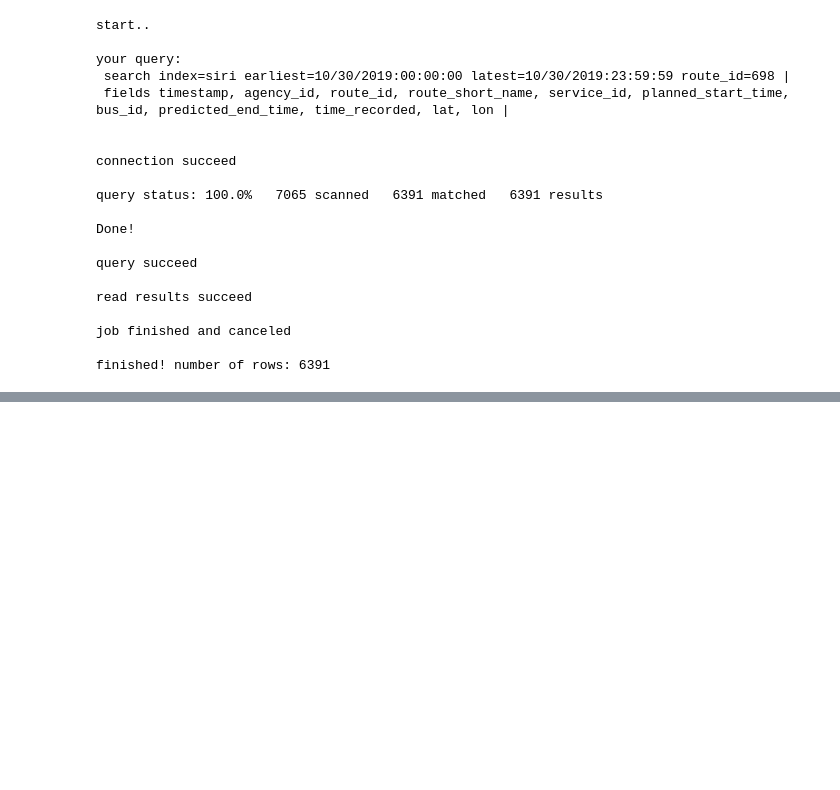
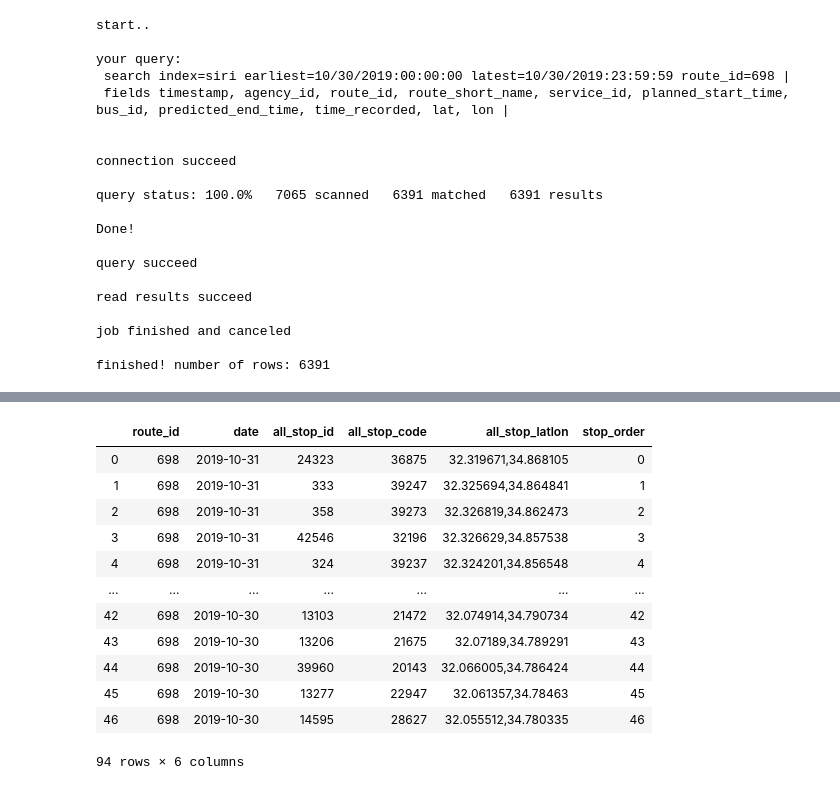
Before and after one commit to hasadna/open-bus, a Jupyter notebook: notebooks/Nativ_plus_get_trips_duration_Nov_2019.ipynb, the cells around one changed output, grey strips where cells are left out. Cells and saved outputs as stored; diff of their text form; code cells hidden in the pictures; blank space fills up the shorter version.

Commit message:
one more step done: extract GTFS stops locations data per route and date

```diff
--- a/notebooks/Nativ_plus_get_trips_duration_Nov_2019.ipynb
+++ b/notebooks/Nativ_plus_get_trips_duration_Nov_2019.ipynb
@@ -262,0 +259,13 @@ Copntinue from here - get the all_stop_latlon from route_stats of the relevant r
+# %%
+stops_cols = ['route_id', 'date', 'all_stop_id', 'all_stop_code',  'all_stop_latlon']
+stops_query_kwargs = {
+                      'index': 'route_stats',
+                      'earliest': earliest,
+#                       'latest': latest,
+                      'latest': "10/31/2019:23:59:59",
+                      'route_id': route_id,
+                      'columns': stops_cols
+                      }
+
+stops_data = read_splunk(splunk_query_builder(**stops_query_kwargs),
+                         host=HOST, port=PORT, username=USERNAME, password=PASSWORD)
@@ -262,0 +299,34 @@ Copntinue from here - get the all_stop_latlon from route_stats of the relevant r
+# %%
+def get_stops_df_per_route_date(row, stops_seq_cols=['all_stop_id', 'all_stop_code', 'all_stop_latlon']):
+    """ Create dataframe with a row for each stop
+    Input: row - a row of a df generated by the above splunk stops query.
+    """
+    stops_dict = row.to_dict()
+
+    # split each cell with stops sequence:
+    for col in stops_seq_cols:
+        stops_dict[col] = stops_dict[col].split(';')
+
+    # enumerate the stops in the sequence:
+    seq_len = len(stops_dict[stops_seq_cols[0]])
+    stops_dict['stop_order'] = list(range(seq_len))
+
+    return pd.DataFrame(stops_dict)
+# %%
+# reshape the stops_data df to have one row per route_id, date and stop:
+stops_data2 = pd.concat([get_stops_df_per_route_date(row) for ind, row in stops_data.iterrows()], axis=0)
+stop_data
+# %% [output]
+|  | route_id | date | all_stop_id | all_stop_code | all_stop_latlon | stop_order |
+| 0 | 698 | 2019-10-31 | 24323 | 36875 | 32.319671,34.868105 | 0 |
+| 1 | 698 | 2019-10-31 | 333 | 39247 | 32.325694,34.864841 | 1 |
+| 2 | 698 | 2019-10-31 | 358 | 39273 | 32.326819,34.862473 | 2 |
+| 3 | 698 | 2019-10-31 | 42546 | 32196 | 32.326629,34.857538 | 3 |
+| 4 | 698 | 2019-10-31 | 324 | 39237 | 32.324201,34.856548 | 4 |
+| ... | ... | ... | ... | ... | ... | ... |
+| 42 | 698 | 2019-10-30 | 13103 | 21472 | 32.074914,34.790734 | 42 |
+| 43 | 698 | 2019-10-30 | 13206 | 21675 | 32.07189,34.789291 | 43 |
+| 44 | 698 | 2019-10-30 | 39960 | 20143 | 32.066005,34.786424 | 44 |
+| 45 | 698 | 2019-10-30 | 13277 | 22947 | 32.061357,34.78463 | 45 |
+| 46 | 698 | 2019-10-30 | 14595 | 28627 | 32.055512,34.780335 | 46 |
+94 rows × 6 columns
```
Also changed, not shown: parts of 12 cells of this notebook.
